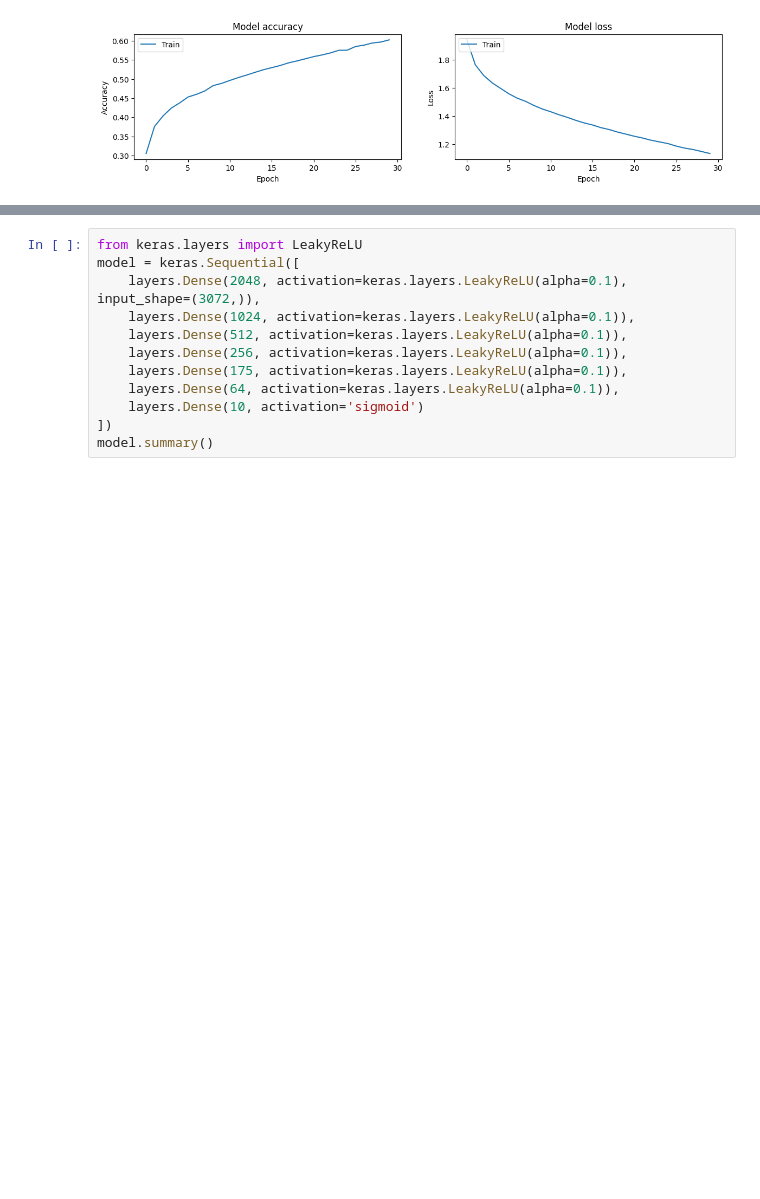
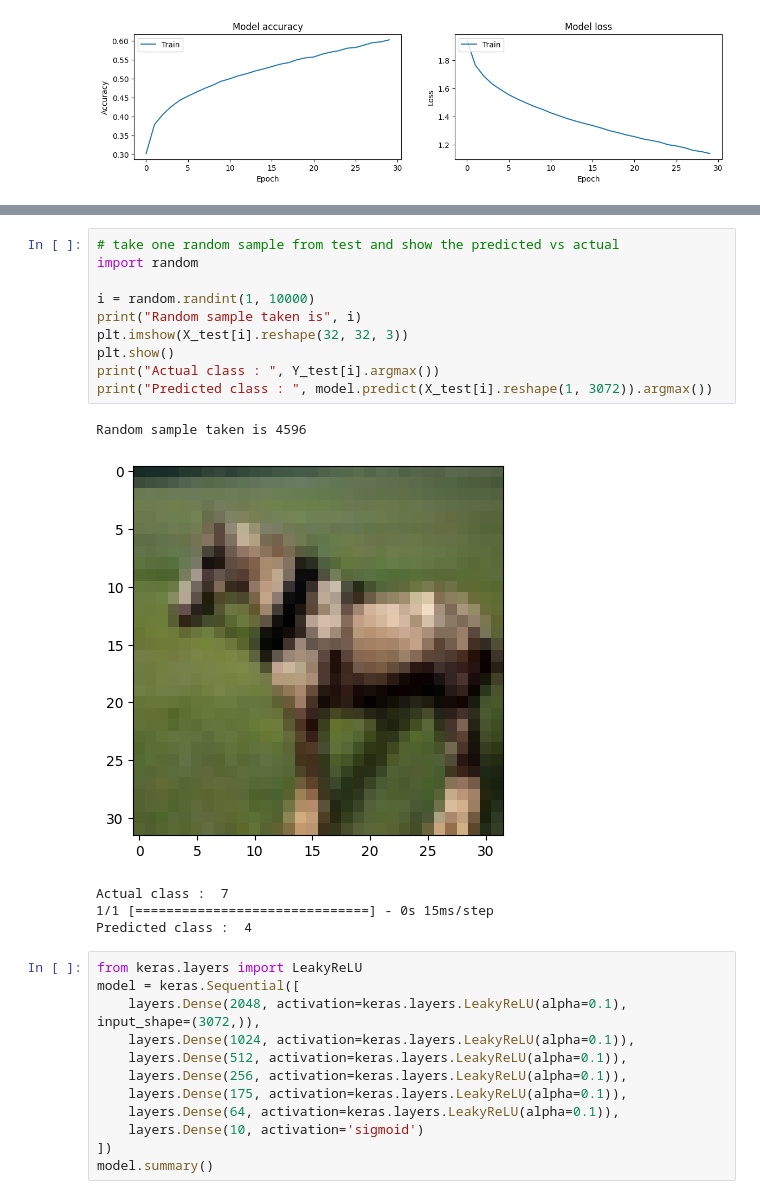
Before and after one commit to lakshmipriya-ragupathi/deep-learning, a Jupyter notebook: Week_4/cifar-10-image-identification-using-ann.ipynb, the cells around one changed output, grey strips where cells are left out. Cells and saved outputs as stored; diff of their text form; blank space fills up the shorter version.

```diff
--- a/Week_4/cifar-10-image-identification-using-ann.ipynb
+++ b/Week_4/cifar-10-image-identification-using-ann.ipynb
@@ -217,3 +210,19 @@ Testing Accuracy :  53.09 %
+# %%
+# take one random sample from test and show the predicted vs actual
+import random
+
+i = random.randint(1, 10000)
+print("Random sample taken is", i)
+plt.imshow(X_test[i].reshape(32, 32, 3))
+plt.show()
+print("Actual class : ", Y_test[i].argmax())
+print("Predicted class : ", model.predict(X_test[i].reshape(1, 3072)).argmax())
+# %% [output]
+Random sample taken is 4596
+[figure, added]
+Actual class :  7
+1/1 [==============================] - 0s 15ms/step
+Predicted class :  4
 # %%
 from keras.layers import LeakyReLU
 model = keras.Sequential([
```
Also changed, not shown: parts of 14 cells of this notebook.
